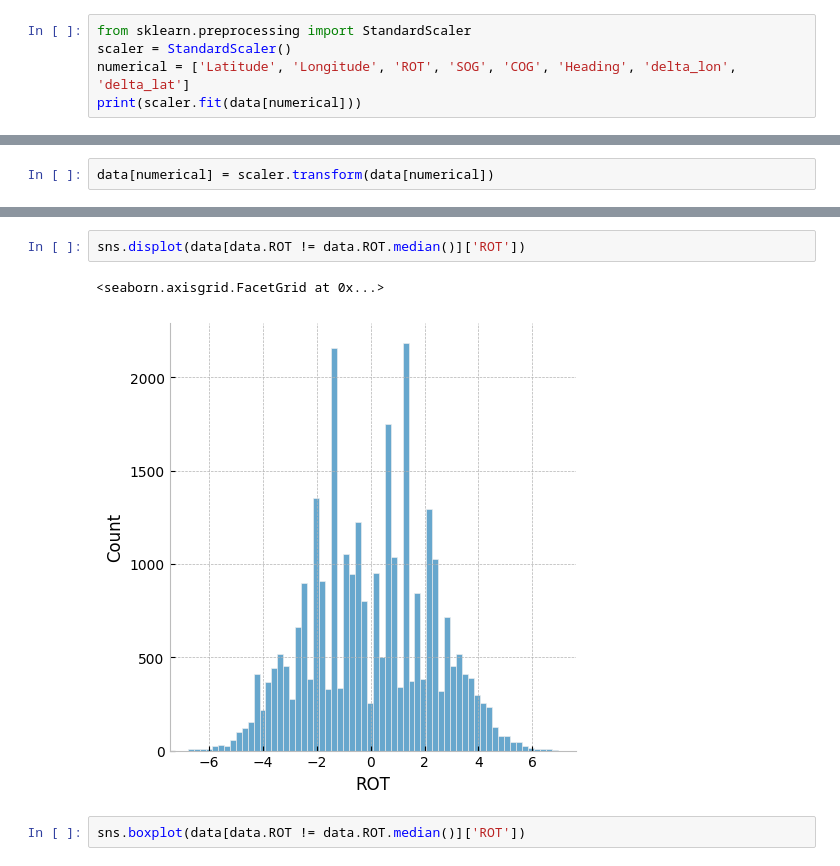
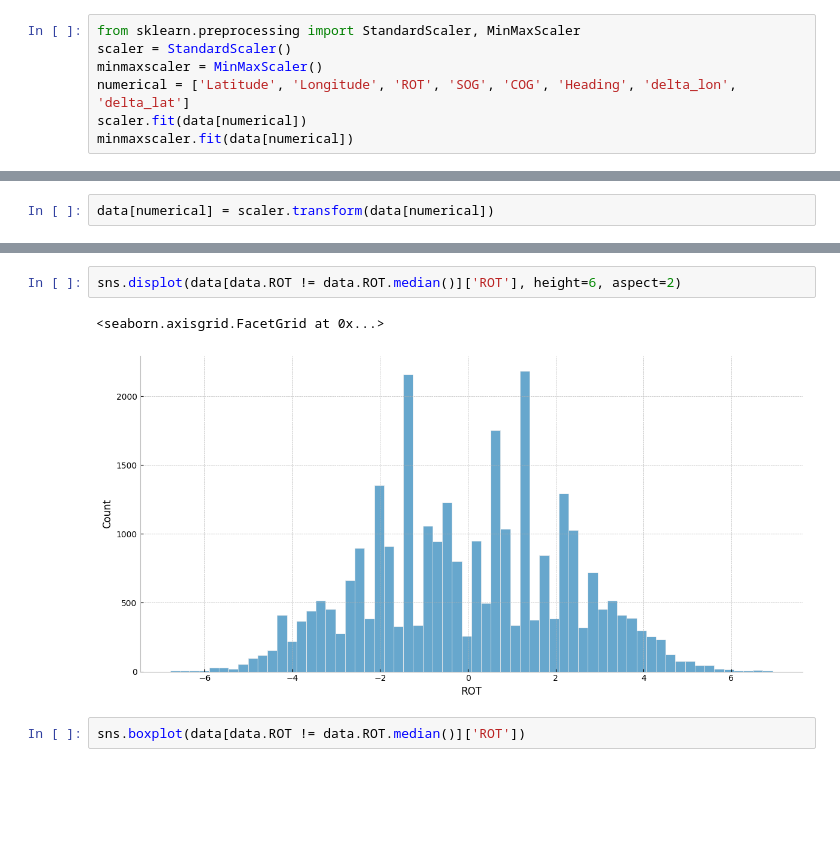
Before and after one commit to lukasjanusauskas/ais-duomenu-vizualizavimas, a Jupyter notebook: 1Lab.ipynb, the cells around one changed output, grey strips where cells are left out. Cells and saved outputs as stored; diff of their text form; blank space fills up the shorter version.

```diff
--- a/1Lab.ipynb
+++ b/1Lab.ipynb
@@ -631,8 +631,10 @@ Heading & 0.000 & 65.000 & 89.066 & 117.000 & 52.000 & 180.000 & 40.209 \\
 # %%
 data['ROT'] = np.arcsinh(data['ROT'])
 # %%
-from sklearn.preprocessing import StandardScaler
+from sklearn.preprocessing import StandardScaler, MinMaxScaler
 scaler = StandardScaler()
+minmaxscaler = MinMaxScaler()
 numerical = ['Latitude', 'Longitude', 'ROT', 'SOG', 'COG', 'Heading', 'delta_lon', 'delta_lat']
-print(scaler.fit(data[numerical]))
+scaler.fit(data[numerical])
+minmaxscaler.fit(data[numerical])
 # %% [output]
@@ -654,8 +683,8 @@ data.describe()
 # %%
-sns.displot(data[data.ROT != data.ROT.median()]['ROT'])
+sns.displot(data[data.ROT != data.ROT.median()]['ROT'], height=6, aspect=2)
 # %% [output]
 <seaborn.axisgrid.FacetGrid at 0x...>
-[figure, old version]
+[figure, new version]
 # %%
 sns.boxplot(data[data.ROT != data.ROT.median()]['ROT'])
 # %% [output]
```
Also changed, not shown: parts of 8 cells of this notebook.
